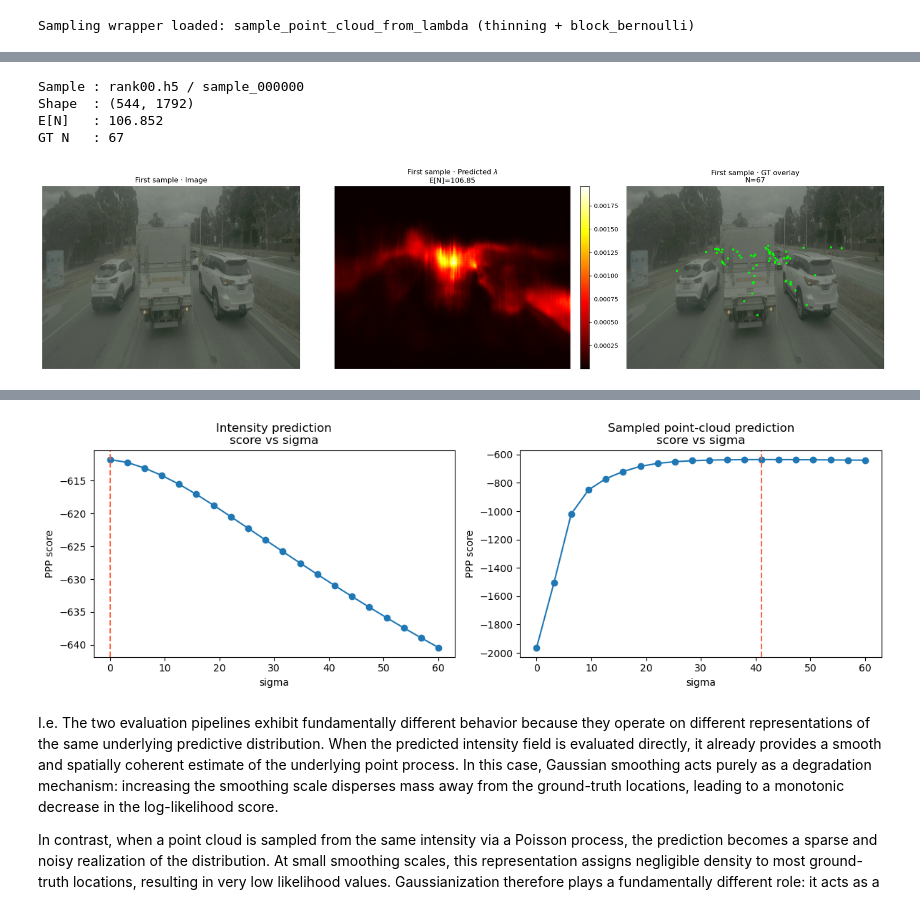
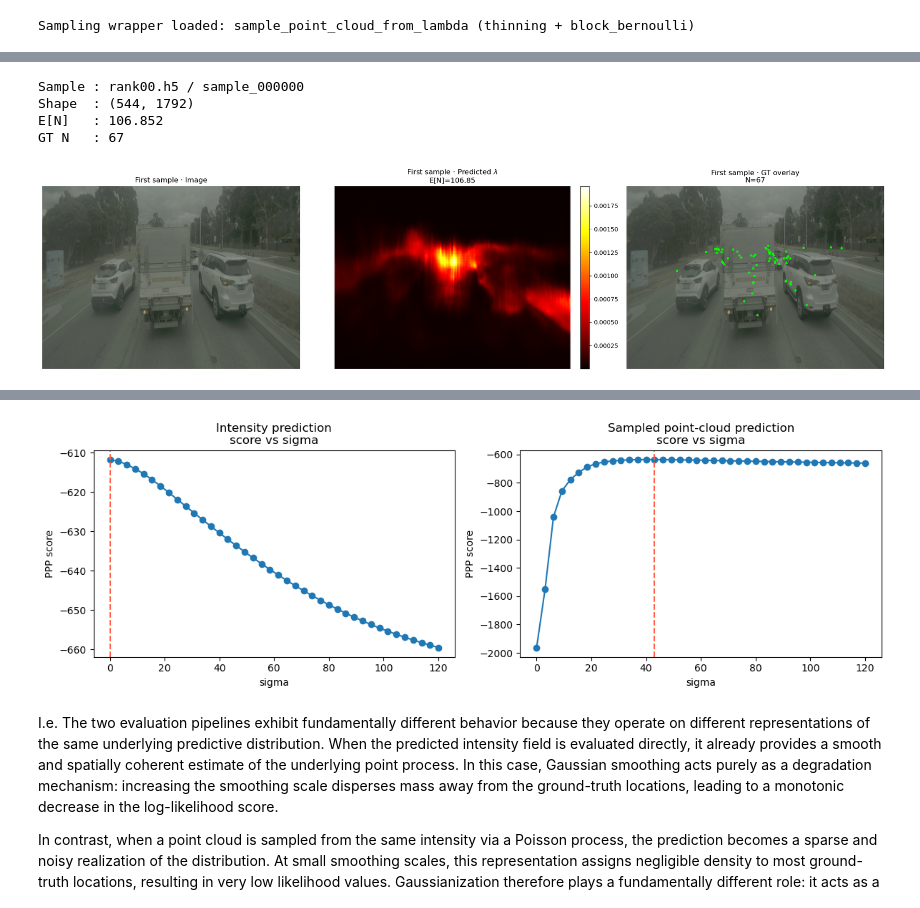
Before and after one commit to fragenabhaken-ux/CMPPP_Radar_MMSegmentation, a Jupyter notebook: ppp_analysis/metric_stat_analysis_PPPloss_based.ipynb, the cells around one changed output, grey strips where cells are left out. Drawn from its saved outputs; the diff is of its cells as text; code cells hidden in the pictures.

Commit message:
vor dem sigma_algo mit loss arg

```diff
--- a/ppp_analysis/metric_stat_analysis_PPPloss_based.ipynb
+++ b/ppp_analysis/metric_stat_analysis_PPPloss_based.ipynb
@@ -601,0 +548,6 @@ Sampling wrapper loaded: sample_point_cloud_from_lambda (thinning + block_bernou
+# %%
+# Metric defaults
+SIGMA_GRID = np.linspace(0., 120.0, 40)  # in pixels
+EPS_LOG = 1e-12
+
+print("\nSIGMA_GRID =", SIGMA_GRID)
@@ -620,7 +709,7 @@ print(f"GT N   : {ppp0['gt_count']}")
 
 show_sample_triptych(img0, pred_lambda0, gt_support0, title_prefix="First sample · ")
 
-res_int = optimize_sigma_for_intensity(pred_lambda0, gt_support0, sigma_grid=SIGMA_GRID)
+res_int = optimize_sigma_for_grid(pred_lambda0, gt_support0, sigma_grid=SIGMA_GRID)
 print("\nIntensity-based prediction")
 print("Best sigma :", res_int["best_sigma"])
 print("Best score :", res_int["best_score"])
@@ -631,13 +720,15 @@ sampled_pc0, sampled_meta0 = sample_point_cloud_from_lambda(
     mode=POINT_SAMPLING_MODE,
     gt_count=ppp0["gt_count"],
 )
-res_pc = optimize_sigma_for_point_cloud(sampled_pc0, gt_support0, sigma_grid=SIGMA_GRID)
+
+res_pc = optimize_sigma_for_grid(sampled_pc0, gt_support0, sigma_grid=SIGMA_GRID)
 print("\nPoint-cloud prediction (one sampled realization)")
 print("Sampling meta :", sampled_meta0)
 print("Best sigma    :", res_pc["best_sigma"])
 print("Best score    :", res_pc["best_score"])
 
 fig, ax = plt.subplots(1, 2, figsize=(12, 4))
+
 ax[0].plot(res_int["sigma_grid"], res_int["scores"], marker="o")
 ax[0].axvline(res_int["best_sigma"], color="tomato", linestyle="--")
 ax[0].set_title("Intensity prediction\nscore vs sigma")
@@ -678,4 +769,4 @@ Best score    : -635.5007019896046
-[figure, old version]
+[figure, new version]
 # %% [markdown]
 I.e. The two evaluation pipelines exhibit fundamentally different behavior because they operate on different representations of the same underlying predictive distribution. When the predicted intensity field is evaluated directly, it already provides a smooth and spatially coherent estimate of the underlying point process. In this case, Gaussian smoothing acts purely as a degradation mechanism: increasing the smoothing scale disperses mass away from the ground-truth locations, leading to a monotonic decrease in the log-likelihood score.
 
```
Also changed, not shown: parts of 48 cells of this notebook, 3 other files.
